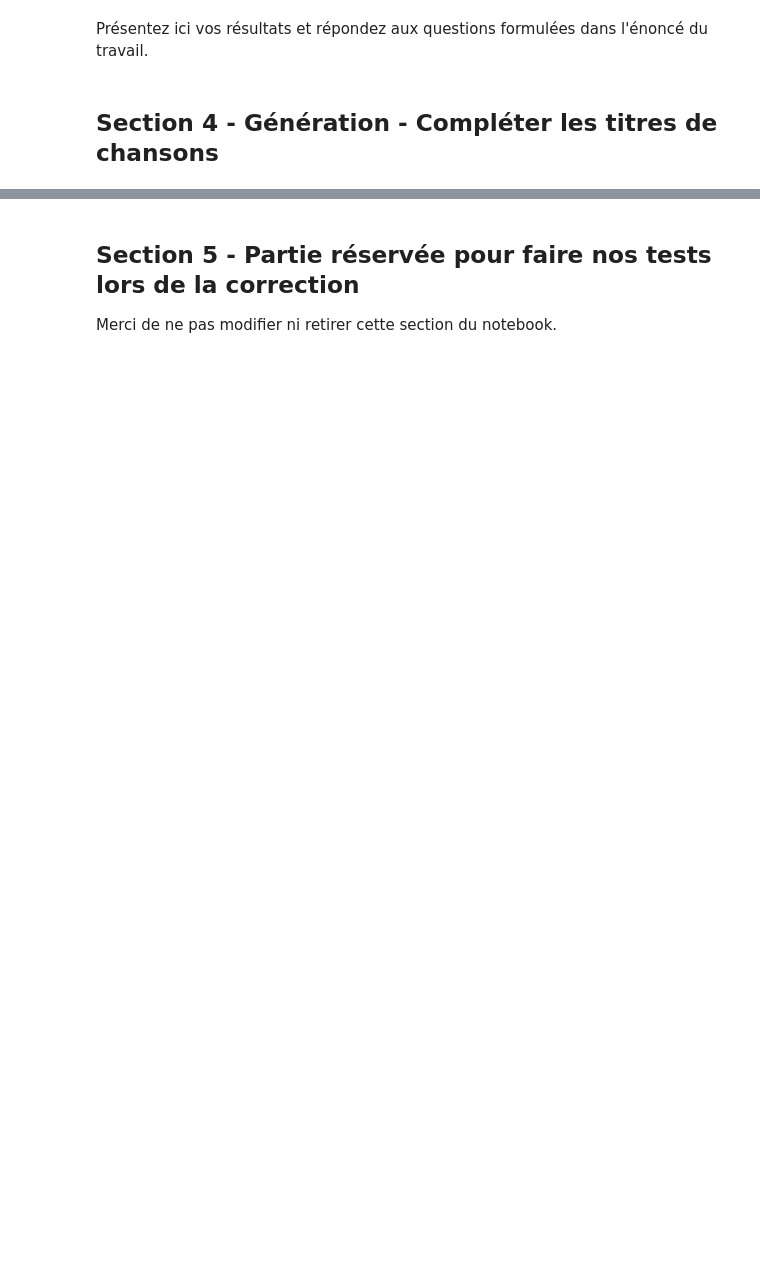
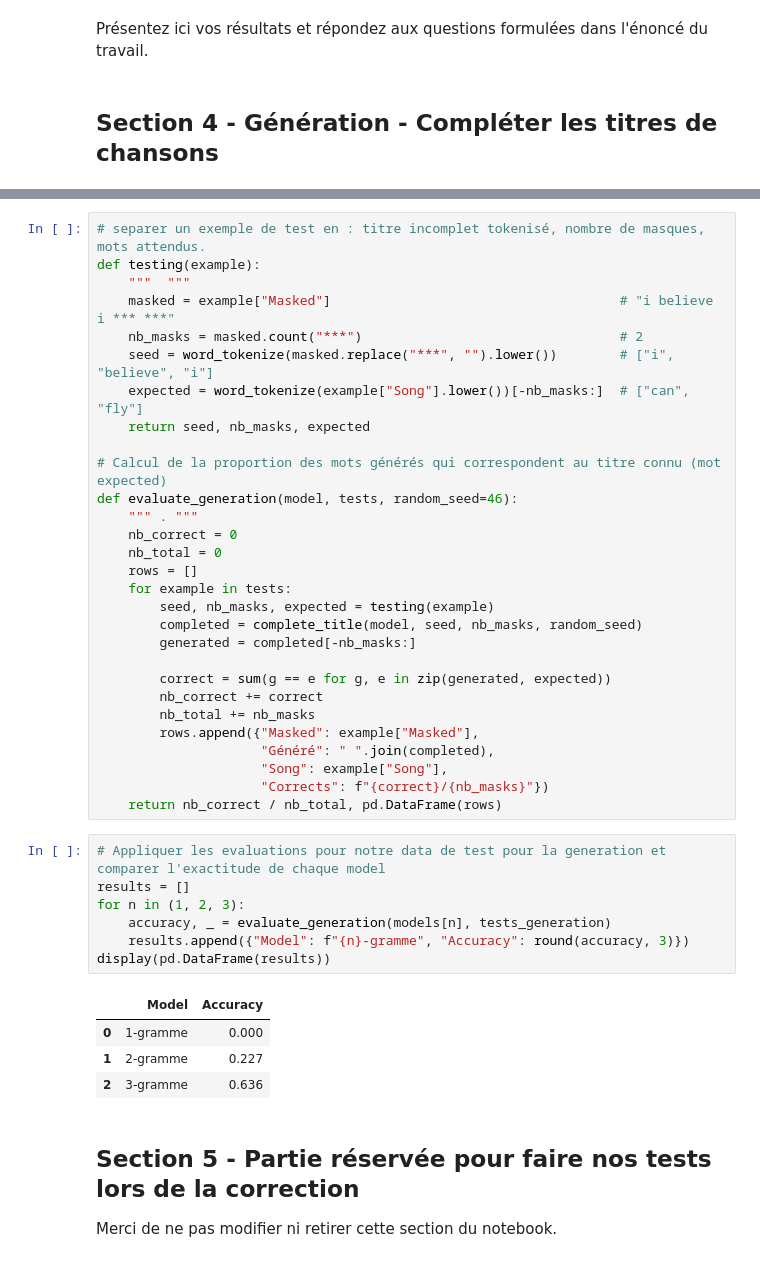
Before and after one commit to AntoFire/IFT_7022_TP1, a Jupyter notebook: t1_chansons.ipynb, the cells around one changed output, grey strips where cells are left out. Saved outputs shown, nothing was run; the diff lists cells and outputs as text; blank space fills up the shorter version.

```diff
--- a/t1_chansons.ipynb
+++ b/t1_chansons.ipynb
@@ -304,3 +422,44 @@ print(complete_title(tmp_models[3], ["mot", "inconnu"], 2))   # contexte jamais
+# %%
+# separer un exemple de test en : titre incomplet tokenisé, nombre de masques, mots attendus.
+def testing(example):
+    """  """
+    masked = example["Masked"]                                     # "i believe i *** ***"
+    nb_masks = masked.count("***")                                 # 2
+    seed = word_tokenize(masked.replace("***", "").lower())        # ["i", "believe", "i"]
+    expected = word_tokenize(example["Song"].lower())[-nb_masks:]  # ["can", "fly"]
+    return seed, nb_masks, expected
+
+# Calcul de la proportion des mots générés qui correspondent au titre connu (mot expected)
+def evaluate_generation(model, tests, random_seed=46):
+    """ . """
+    nb_correct = 0
+    nb_total = 0
+    rows = []
+    for example in tests:
+        seed, nb_masks, expected = testing(example)
+        completed = complete_title(model, seed, nb_masks, random_seed)
+        generated = completed[-nb_masks:]
+
+        correct = sum(g == e for g, e in zip(generated, expected))
+        nb_correct += correct
+        nb_total += nb_masks
+        rows.append({"Masked": example["Masked"],
+                     "Généré": " ".join(completed),
+                     "Song": example["Song"],
+                     "Corrects": f"{correct}/{nb_masks}"})
+    return nb_correct / nb_total, pd.DataFrame(rows)
+# %%
+# Appliquer les evaluations pour notre data de test pour la generation et comparer l'exactitude de chaque model
+results = []
+for n in (1, 2, 3):
+    accuracy, _ = evaluate_generation(models[n], tests_generation)
+    results.append({"Model": f"{n}-gramme", "Accuracy": round(accuracy, 3)})
+display(pd.DataFrame(results))
+# %% [output]
+|  | Model | Accuracy |
+| 0 | 1-gramme | 0.000 |
+| 1 | 2-gramme | 0.227 |
+| 2 | 3-gramme | 0.636 |
 # %% [markdown]
 ## Section 5 - Partie réservée pour faire nos tests lors de la correction
 
```
Also changed, not shown: parts of 17 cells of this notebook, 1 other file.
